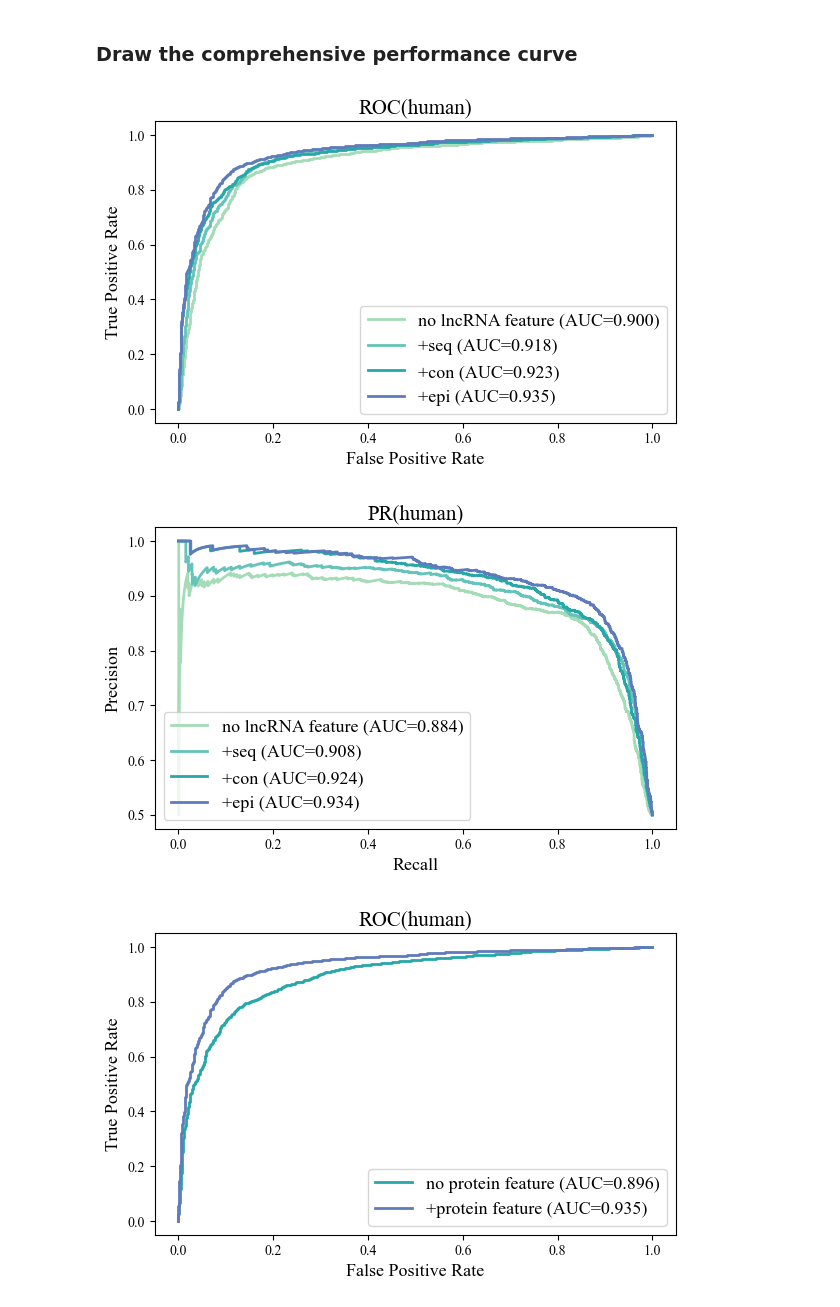
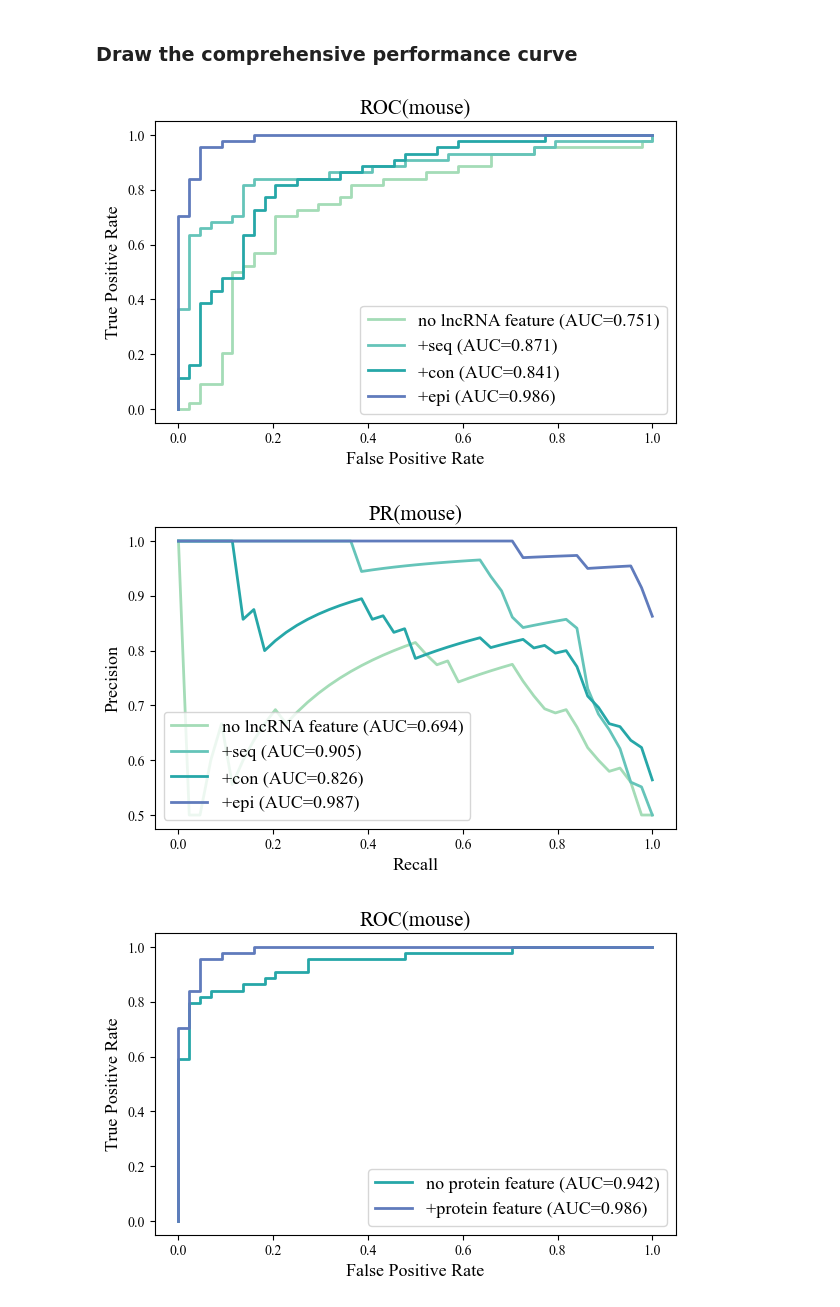
Before and after one commit to swt1024/ELGE, a Jupyter notebook: experiment/ablation_study/valid.ipynb, the cells around one changed output. Cells and saved outputs as stored; diff of their text form; code cells hidden in the pictures.

```diff
--- a/experiment/ablation_study/valid.ipynb
+++ b/experiment/ablation_study/valid.ipynb
@@ -162,7 +162,7 @@ from sklearn.metrics import auc as sk_auc
 
 rcParams['font.family'] = 'Times New Roman'
 
-species = 'human'
+species = 'mouse'
 curve_dir = f'./{species}/performance/curve/'
 
 # Define your desired plot order and colors
@@ -177,6 +177,21 @@ prot_plot_config = {
     'no protein feature': '#26a7a8',
     '+protein feature': '#607bbc'
 }
+
+def load_and_process_pr(pr_path):
+    pr_df = pd.read_csv(pr_path)
+
+    # 1) Sort by recall (important for stable plotting and AUC calculation)
+    pr_df = pr_df.sort_values("Recall")
+
+    # 2) If there are duplicated recall values, keep the best precision (upper envelope)
+    pr_df = pr_df.groupby("Recall", as_index=False)["Precision"].max()
+
+    # 3) Ensure recall is increasing (required by sk_auc)
+    #    After sorting+groupby, this should already be increasing
+    return pr_df
+
+
 # lncRNA side
 # === Plot ROC curves ===
 plt.figure(figsize=(6, 4))
@@ -195,12 +210,34 @@ plt.show()
 
 
 # === Plot PR curves ===
+#plt.figure(figsize=(6, 4))
+#for label, color in lnc_plot_config.items():
+#    pr_path = os.path.join(curve_dir, f'pr_curve_{label}.csv')
+#    pr_df = pd.read_csv(pr_path)
+#    auprc = sk_auc(pr_df['Recall'], pr_df['Precision'])
+#    plt.plot(pr_df['Recall'], pr_df['Precision'], lw=2, label=f"{label} (AUC={auprc:.3f})", color=color)
+#plt.xlim(0.1, 1.05)
+#plt.ylim(0.05, 1.05)
+#plt.xlabel('Recall', fontsize=13)
+#plt.ylabel('Precision', fontsize=13)
+#plt.title(f'PR({species})', fontsize=15)
+#plt.legend(loc='lower left', fontsize=13)
+#plt.tight_layout()
+#plt.savefig(f'./{species}/performance/pr_curve_{species}_ablation_lnc.svg')
+#plt.show()
+
 plt.figure(figsize=(6, 4))
 for label, color in lnc_plot_config.items():
     pr_path = os.path.join(curve_dir, f'pr_curve_{label}.csv')
-    pr_df = pd.read_csv(pr_path)
+
+    pr_df = load_and_process_pr(pr_path)
     auprc = sk_auc(pr_df['Recall'], pr_df['Precision'])
-    plt.plot(pr_df['Recall'], pr_df['Precision'], lw=2, label=f"{label} (AUC={auprc:.3f})", color=color)
+
+    plt.plot(pr_df['Recall'], pr_df['Precision'], lw=2,
+             label=f"{label} (AUC={auprc:.3f})", color=color)
+
+#plt.xlim(0.1, 1.05)
+#plt.ylim(0.05, 1.05)
 plt.xlabel('Recall', fontsize=13)
 plt.ylabel('Precision', fontsize=13)
 plt.title(f'PR({species})', fontsize=15)
@@ -208,39 +245,40 @@ plt.legend(loc='lower left', fontsize=13)
 plt.tight_layout()
 plt.savefig(f'./{species}/performance/pr_curve_{species}_ablation_lnc.svg')
 plt.show()
+
 
 # protein side
 # === Plot ROC curves ===
 plt.figure(figsize=(6, 4))
 for label, color in prot_plot_config.items():
     roc_path = os.path.join(curve_dir, f'roc_curve_{label}.csv')
     roc_df = pd.read_csv(roc_path)
     auc = sk_auc(roc_df['FPR'], roc_df['TPR'])
     plt.plot(roc_df['FPR'], roc_df['TPR'], lw=2, label=f"{label} (AUC={auc:.3f})", color=color)
 plt.xlabel('False Positive Rate', fontsize=13)
 plt.ylabel('True Positive Rate', fontsize=13)
 plt.title(f'ROC({species})', fontsize=15)
 plt.legend(loc='lower right', fontsize=13)
 plt.tight_layout()
 plt.savefig(f'./{species}/performance/roc_curve_{species}_ablation_prot.svg')
 plt.show()
 
 
 # === Plot PR curves ===
 plt.figure(figsize=(6, 4))
 for label, color in prot_plot_config.items():
     pr_path = os.path.join(curve_dir, f'pr_curve_{label}.csv')
     pr_df = pd.read_csv(pr_path)
     auprc = sk_auc(pr_df['Recall'], pr_df['Precision'])
     plt.plot(pr_df['Recall'], pr_df['Precision'], lw=2, label=f"{label} (AUC={auprc:.3f})", color=color)
 plt.xlabel('Recall', fontsize=13)
 plt.ylabel('Precision', fontsize=13)
 plt.title(f'PR({species})', fontsize=15)
 plt.legend(loc='lower left', fontsize=13)
 plt.tight_layout()
 plt.savefig(f'./{species}/performance/pr_curve_{species}_ablation_prot.svg')
 plt.show()
 # %% [output]
-[figure, old version]
+[figure, new version]
-[figure, old version]
+[figure, new version]
-[figure, old version]
+[figure, new version]
```
Also changed, not shown: parts of 1 cell of this notebook, 7 other files.
